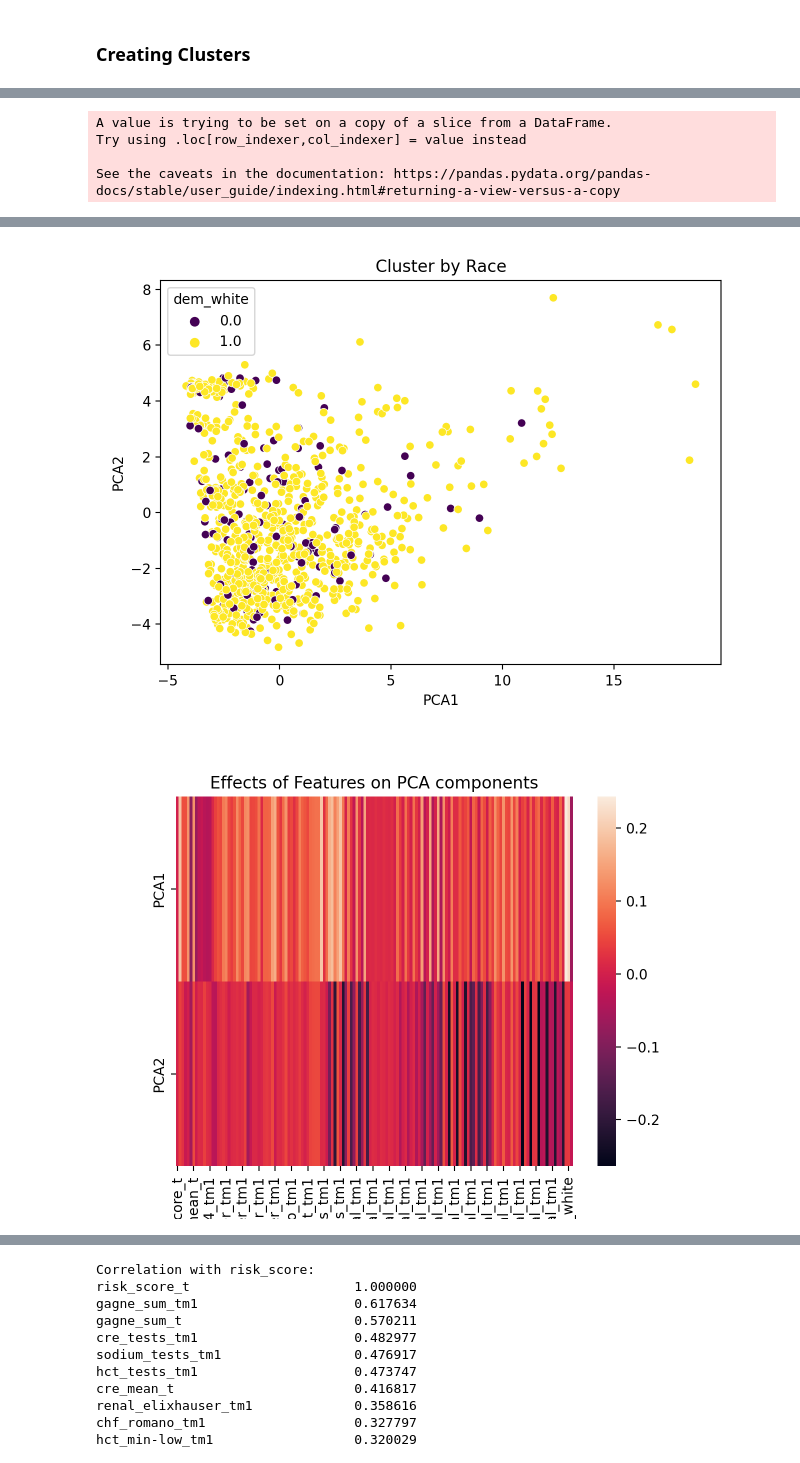
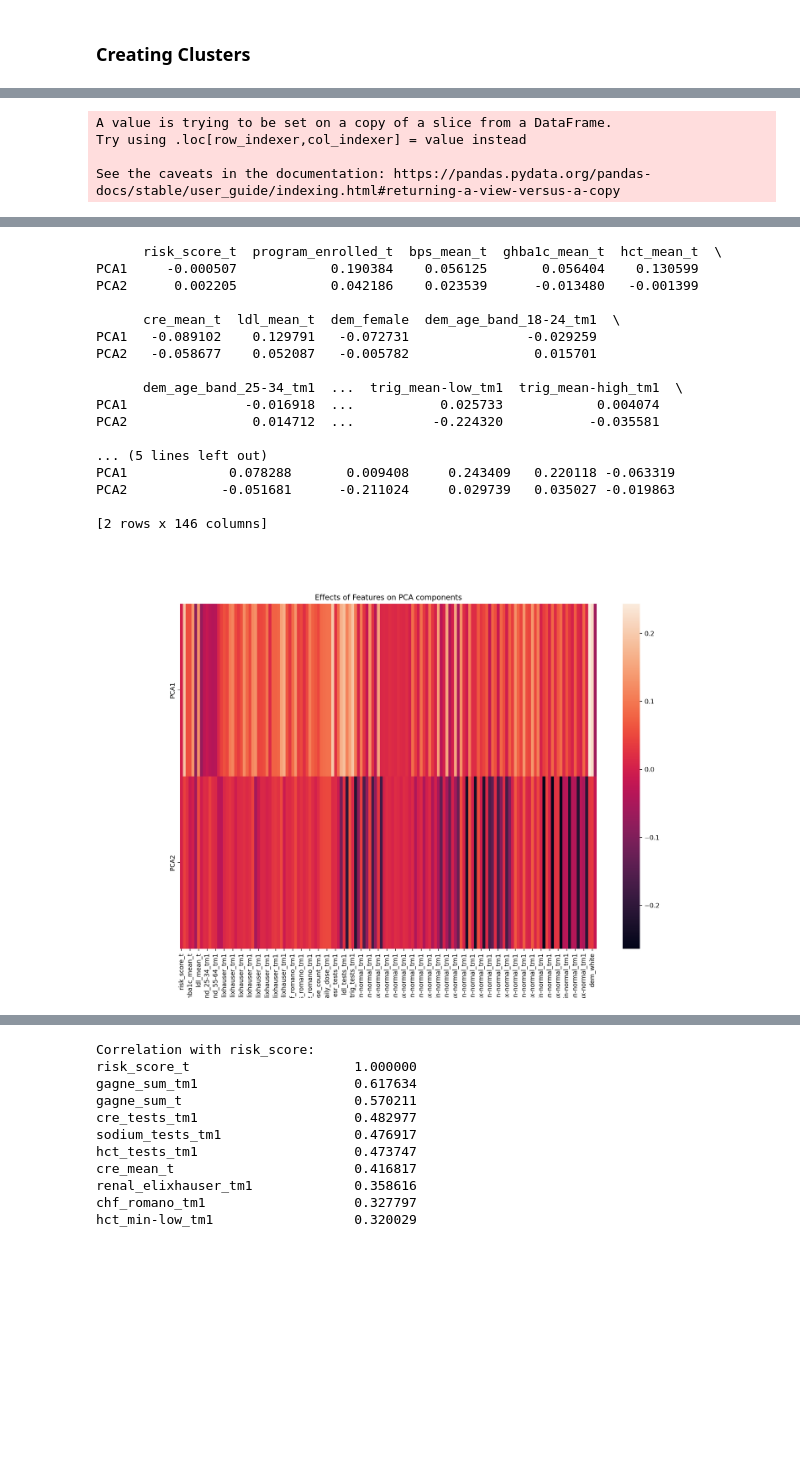
Before and after one commit to KSreeram28/CS-333-Group-Project, a Jupyter notebook: CS_333_Technical_Demo_.ipynb, the cells around one changed output, grey strips where cells are left out. Saved outputs shown, nothing was run; the diff lists cells and outputs as text; code cells hidden in the pictures; blank space fills up the shorter version.

```diff
--- a/CS_333_Technical_Demo_.ipynb
+++ b/CS_333_Technical_Demo_.ipynb
@@ -447,43 +446,53 @@ centers = pca.transform(kmeans.cluster_centers_)
 # Scatter plot
 plt.scatter(reduced_X['PCA1'],reduced_X['PCA2'],c=kmeans.labels_)
 plt.scatter(centers[:,0],centers[:,1],marker='x',s=100,c='red')
 plt.xlabel('PCA1')
 plt.ylabel('PCA2')
 plt.title('Cluster')
 plt.tight_layout()
 plt.show()
 
-# Cluster by Race
-sns.scatterplot(x='PCA1', y='PCA2', hue=data_subset['dem_white'], data=reduced_X, palette='viridis')
-plt.xlabel('PCA1')
-plt.ylabel('PCA2')
-plt.title('Cluster by Race')
-plt.tight_layout()
-plt.show()
-
 col = []
 for c in data_subset.columns:
   if c == "index":
     continue
   else:
     col.append(c)
 
 # Represent the effect Features on PCA components
 # plt.figure(figsize=(100,5))
 components=pd.DataFrame(pca.components_,index=['PCA1',"PCA2"],columns=col)
+print(components)
+plt.figure(figsize = (15,10))
 sns.heatmap(components)
 plt.title("Effects of Features on PCA components")
 plt.show()
 # %% [output]
 [figure]
 A value is trying to be set on a copy of a slice from a DataFrame.
 Try using .loc[row_indexer,col_indexer] = value instead
 
 See the caveats in the documentation: https://pandas.pydata.org/pandas-docs/stable/user_guide/indexing.html#returning-a-view-versus-a-copy
 [figure]
 [figure]
+      risk_score_t  program_enrolled_t  bps_mean_t  ghba1c_mean_t  hct_mean_t  \
+PCA1     -0.000507            0.190384    0.056125       0.056404    0.130599
+PCA2      0.002205            0.042186    0.023539      -0.013480   -0.001399
+
+      cre_mean_t  ldl_mean_t  dem_female  dem_age_band_18-24_tm1  \
+PCA1   -0.089102    0.129791   -0.072731               -0.029259
+PCA2   -0.058677    0.052087   -0.005782                0.015701
+
+      dem_age_band_25-34_tm1  ...  trig_mean-low_tm1  trig_mean-high_tm1  \
+PCA1               -0.016918  ...           0.025733            0.004074
+PCA2                0.014712  ...          -0.224320           -0.035581
+
+... (5 lines left out)
+PCA1             0.078288       0.009408     0.243409   0.220118 -0.063319
+PCA2            -0.051681      -0.211024     0.029739   0.035027 -0.019863
+
+[2 rows x 146 columns]
-[figure, old version]
+[figure, new version]
-[figure, removed]
 # %%
 #https://www.geeksforgeeks.org/elbow-method-for-optimal-value-of-k-in-kmeans/
 
```
Also changed, not shown: parts of 7 cells of this notebook.
